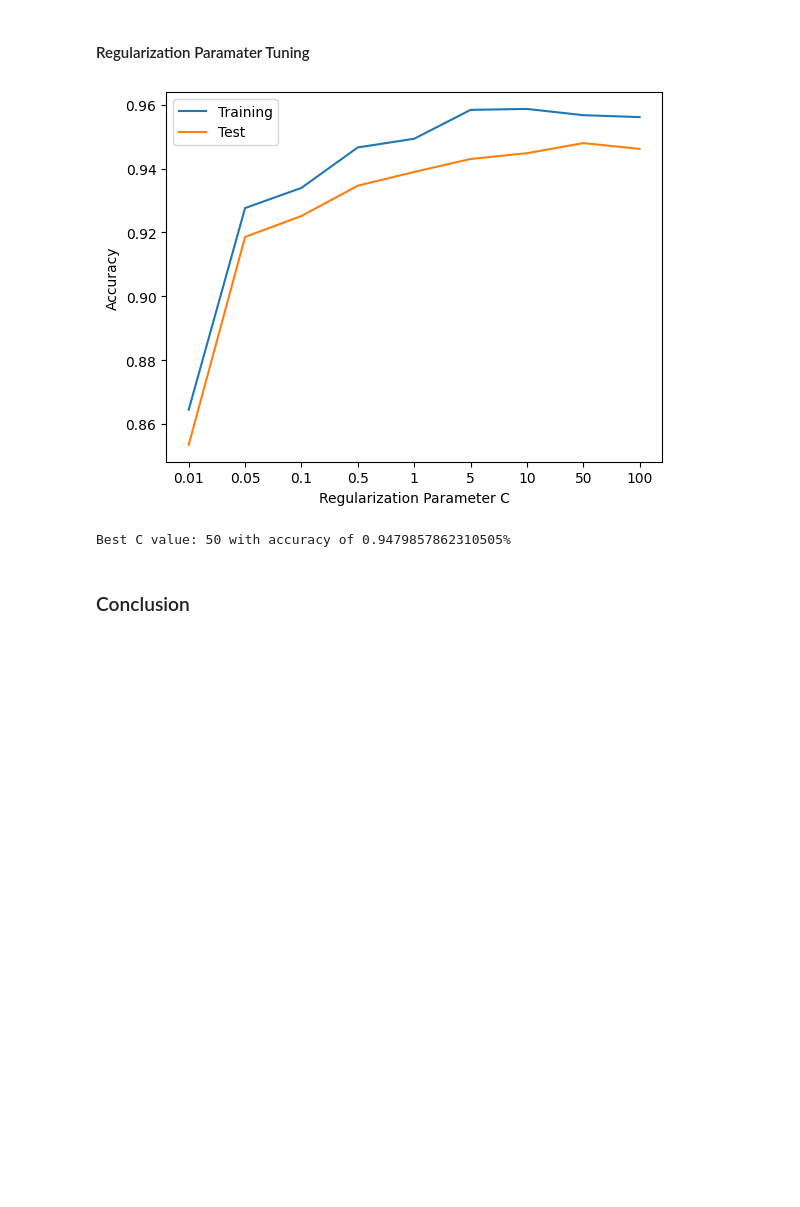
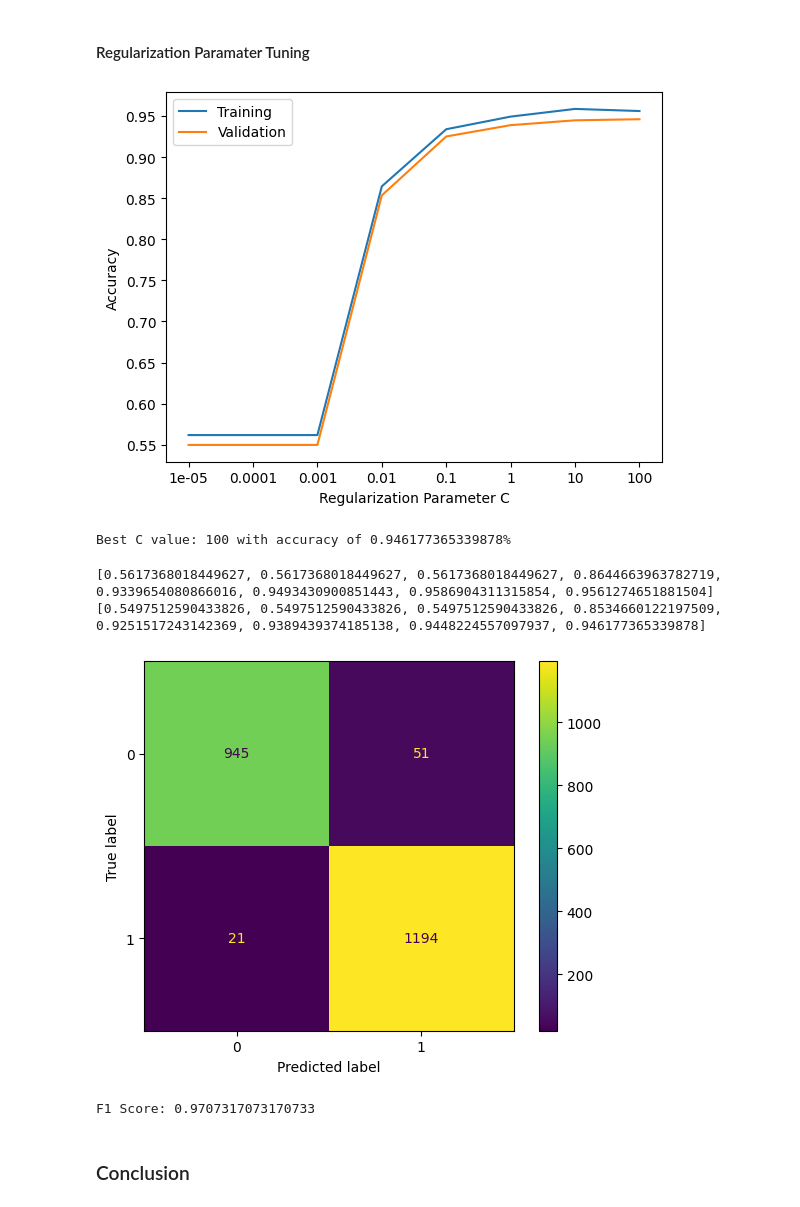
Before and after one commit to rakeebh7233/phishing-prediction, a Jupyter notebook: SVM.ipynb, the cells around one changed output. Cells and saved outputs as stored; diff of their text form; code cells hidden in the pictures; blank space fills up the shorter version.

Commit message:
Confusion matrix svm

```diff
--- a/SVM.ipynb
+++ b/SVM.ipynb
@@ -166,7 +187,7 @@ Accuracy for SVM with rbf kernel and C=1 using cross validation: 0.9389439374185
 # %%
 training_scores = []
 validation_scores = []
-c_vals = [.01,.05,.1,.5,1,5,10,50,100]
+c_vals = [.00001,.0001,.001,.01,.1,1,10,100]
 
 for c in c_vals:
     svm = SVC(kernel="rbf", C=c).fit(X_train, y_train)
@@ -179,7 +200,7 @@ for c in c_vals:
 
 default_x_ticks = range(len(c_vals))
 plt.plot(default_x_ticks, training_scores, label="Training")
-plt.plot(default_x_ticks, validation_scores, label="Test")
+plt.plot(default_x_ticks, validation_scores, label="Validation")
 plt.xticks(default_x_ticks, c_vals)
 plt.legend()
 plt.xlabel("Regularization Parameter C")
@@ -189,8 +210,33 @@ plt.show()
 best_C = c_vals[np.argmax(validation_scores)]
 print(f"Best C value: {best_C} with accuracy of {max(validation_scores)}%")
 # %% [output]
-[figure, old version]
+[figure, new version]
-Best C value: 50 with accuracy of 0.9479857862310505%
+Best C value: 100 with accuracy of 0.946177365339878%
+# %%
+print(training_scores)
+print(validation_scores)
+# %% [output]
+[0.5617368018449627, 0.5617368018449627, 0.5617368018449627, 0.8644663963782719, 0.9339654080866016, 0.9493430900851443, 0.9586904311315854, 0.9561274651881504]
+[0.5497512590433826, 0.5497512590433826, 0.5497512590433826, 0.8534660122197509, 0.9251517243142369, 0.9389439374185138, 0.9448224557097937, 0.946177365339878]
+# %%
+from sklearn.metrics import confusion_matrix, ConfusionMatrixDisplay
+
+X_train, X_test, y_train, y_test = train_test_split(X, y, test_size=0.2, random_state=1)
+
+svm = SVC(kernel="rbf", C=best_C).fit(X_train, y_train)
+predictions = svm.predict(X_test)
+cm = confusion_matrix(y_test, predictions, labels=svm.classes_)
+disp = ConfusionMatrixDisplay(confusion_matrix=cm, display_labels=svm.classes_)
+disp.plot()
+plt.show()
+# %% [output]
+[figure, added]
+# %%
+from sklearn.metrics import f1_score
+
+print("F1 Score:", f1_score(y_test, predictions))
+# %% [output]
+F1 Score: 0.9707317073170733
 # %% [markdown]
 ### Conclusion
 # %% [markdown]
```
Also changed, not shown: parts of 6 cells of this notebook.
